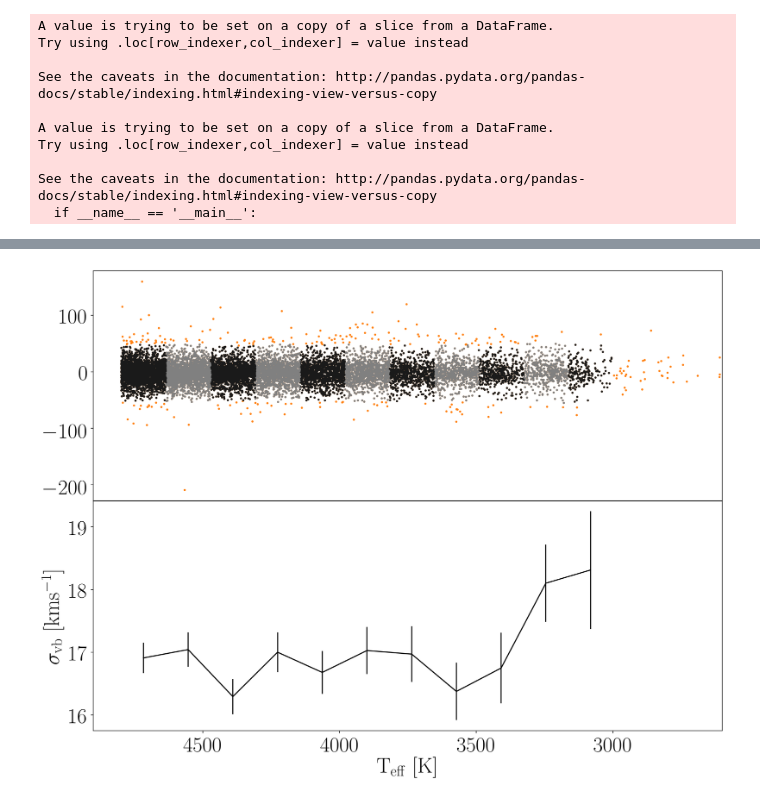
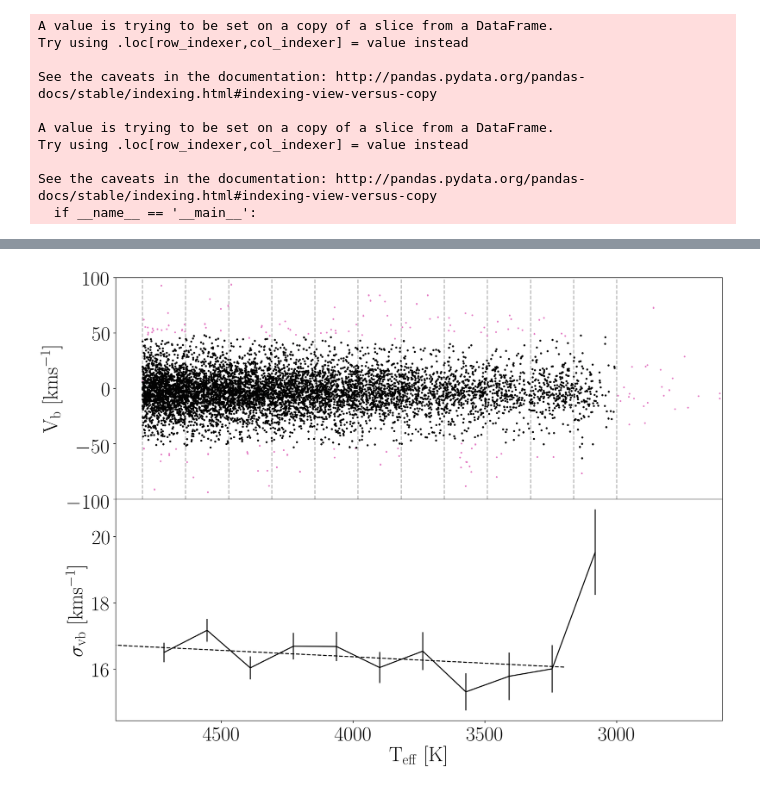
Before and after one commit to RuthAngus/kinematics-and-rotation, a Jupyter notebook: mass-dependent-heating.ipynb, the cells around one changed output, grey strips where cells are left out. Saved outputs shown, nothing was run; the diff lists cells and outputs as text; code cells hidden in the pictures.

```diff
--- a/mass-dependent-heating.ipynb
+++ b/mass-dependent-heating.ipynb
@@ -256,20 +387,28 @@ color_masks = select_stars(mdwarfs2, color_bins, "bprp")
 # %%
 fig = plt.figure(figsize=(16, 12), dpi=200)
 
+v = mdwarfs2.vb.values
+# v = np.sqrt(mdwarfs2.v_ra**2 + mdwarfs2.v_dec**2)
+
 # Top panel
 ax1 = fig.add_subplot(211)
-ax1.errorbar(mdwarfs2.bprp, mdwarfs2.vb, yerr=mdwarfs2.vb_err, fmt="C1.", ms=3, rasterized=True)
+ax1.errorbar(mdwarfs2.bprp, v, yerr=mdwarfs2.vb_err,
+             color="tab:pink", fmt=".", ms=5, rasterized=True, alpha=.6)
 
-greys = [".1", ".5"]
+greys = [".01", ".01"]
 sigma_vb, sigma_vb_err = [], []
 for i, m in enumerate(color_masks):
-    v_clipped, clipping_mask = sigma_clip(mdwarfs2.vb.values[m], 3)
+    v_clipped, clipping_mask = sigma_clip(v[m], 3)
+#     clipping_mask = np.ones(len(clipping_mask), dtype="bool")
+#     sigma_vb.append(np.std(mdwarfs2.vb.values[m]))
     sigma_vb.append(np.std(v_clipped))
     sigma_vb_err.append(err_on_sample_std_dev(np.std(v_clipped), float(len(v_clipped))))
-    ax1.errorbar(mdwarfs2.bprp[m][clipping_mask], mdwarfs2.vb[m][clipping_mask],
+    ax1.errorbar(mdwarfs2.bprp[m][clipping_mask], v[m][clipping_mask],
                  yerr=mdwarfs2.vb_err[m][clipping_mask],
-                 fmt=".", mec="none", color=greys[i % 2])
+                 fmt=".", mec="none", color=greys[i % 2], rasterized=True)
+    plt.axvline(color_bins[i], color=".7", ls="--")
 ax1.set_ylabel("$\mathrm{V_b~[kms^{-1}]}$")
+plt.ylim(-100, 100)
 
 # Bottom panel
 ax2 = fig.add_subplot(212, sharex=ax1)
@@ -279,5 +418,5 @@ ax2.errorbar(mid_color_bin, sigma_vb, yerr=sigma_vb_err, fmt="k")
 ax2.set_xlabel("$\mathrm{G_{BP}-G_{RP}}$")
 ax2.set_ylabel("$\mathrm{\sigma_{vb}~[kms^{-1}]}$")
 plt.subplots_adjust(hspace=0)
-plt.savefig("paper/vb_vs_teff.pdf")
+plt.savefig("paper/vb_vs_color.pdf")
 # %% [output]
@@ -296,20 +435,38 @@ niter =  0 0 stars removed kurtosis =  nan
 # %%
 fig = plt.figure(figsize=(16, 12), dpi=200)
 
+v = mdwarfs2.vb.values
+# v = np.sqrt(mdwarfs2.v_ra**2 + mdwarfs2.v_dec**2)
+
 # Top panel
 ax1 = fig.add_subplot(211)
-ax1.errorbar(mdwarfs2.color_teffs, mdwarfs2.vb, yerr=mdwarfs2.vb_err, fmt="C1.", mec="none")
+ax1.errorbar(mdwarfs2.color_teffs, v, yerr=mdwarfs2.vb_err,
+             fmt=".", color="tab:pink", mec="none", ms=5, rasterized=True, alpha=.99)
 ax1.set_xlim(4900, 2600)
+
+clipped_bs = []
+bs = []
 
 sigma_vb, sigma_vb_err = [], []
 for i, m in enumerate(teff_masks):
-    v_clipped, clipping_mask = sigma_clip(mdwarfs2.vb.values[m], 3)
+    v_clipped, clipping_mask = sigma_clip(v[m], 3)
+#     clipping_mask = np.ones(len(v[m]), dtype=np.bool)
+#     sigma_vb.append(np.std(v[m]))
     sigma_vb.append(np.std(v_clipped))
     sigma_vb_err.append(err_on_sample_std_dev(np.std(v_clipped), float(len(v_clipped))))
-    ax1.errorbar(mdwarfs2.color_teffs[m][clipping_mask], mdwarfs2.vb[m][clipping_mask],
+    ax1.errorbar(mdwarfs2.color_teffs[m][clipping_mask], v[m][clipping_mask],
                  yerr=mdwarfs2.vb_err[m][clipping_mask],
-                 fmt=".", mec="none", color=greys[i % 2])
+                 fmt=".", mec="none", color=greys[i % 2], rasterized=True)
+    ax1.axvline(teff_bins[i], color=".7", ls="--")
 
+    clipped_bs.append(mdwarfs2.b.values[m][~clipping_mask])
+    bs.append(mdwarfs2.b.values[m][clipping_mask])
+
+ax1.axvline(teff_bins[-1], color=".7", ls="--")
+
+
+ax1.set_ylabel("$\mathrm{V_b~[kms^{-1}]}$")
+plt.ylim(-100, 100)
 
 # Bottom panel
 ax2 = fig.add_subplot(212, sharex=ax1)
@@ -317,8 +474,16 @@ ax2 = fig.add_subplot(212, sharex=ax1)
 ax2.errorbar(mid_teff_bin, sigma_vb, yerr=sigma_vb_err, fmt="k")
 # ax2.xlim(max(mid_teff_bin)+100, min(mid_teff_bin)-100)
 
+# Fit a line
+w, Cw = fit_line(np.array(mid_teff_bin), np.array(sigma_vb), np.array(sigma_vb_err))
+xs = np.linspace(3200, 4900, 100)
+plt.plot(xs, w[0] + w[1]*xs, "k--")
+print(w[1], "+-", np.sqrt(Cw[1, 1]))
+assert np.isclose(w[1], 0, atol=np.sqrt(Cw[1, 1])*1.5)
+print(w[1]/np.sqrt(Cw[1, 1]))
+
 ax2.set_xlabel("$\mathrm{T_{eff}~[K]}$")
 ax2.set_ylabel("$\mathrm{\sigma_{vb}~[kms^{-1}]}$")
 plt.subplots_adjust(hspace=0)
-plt.savefig("paper/vb_vs_color.pdf")
+plt.savefig("paper/vb_vs_teff.pdf")
 # %% [output]
@@ -336 +503 @@ niter =  4 45 stars removed kurtosis =  0.06839855719038601
-[figure, old version]
+[figure, new version]
```
Also changed, not shown: parts of 35 cells of this notebook, 6 other files.
